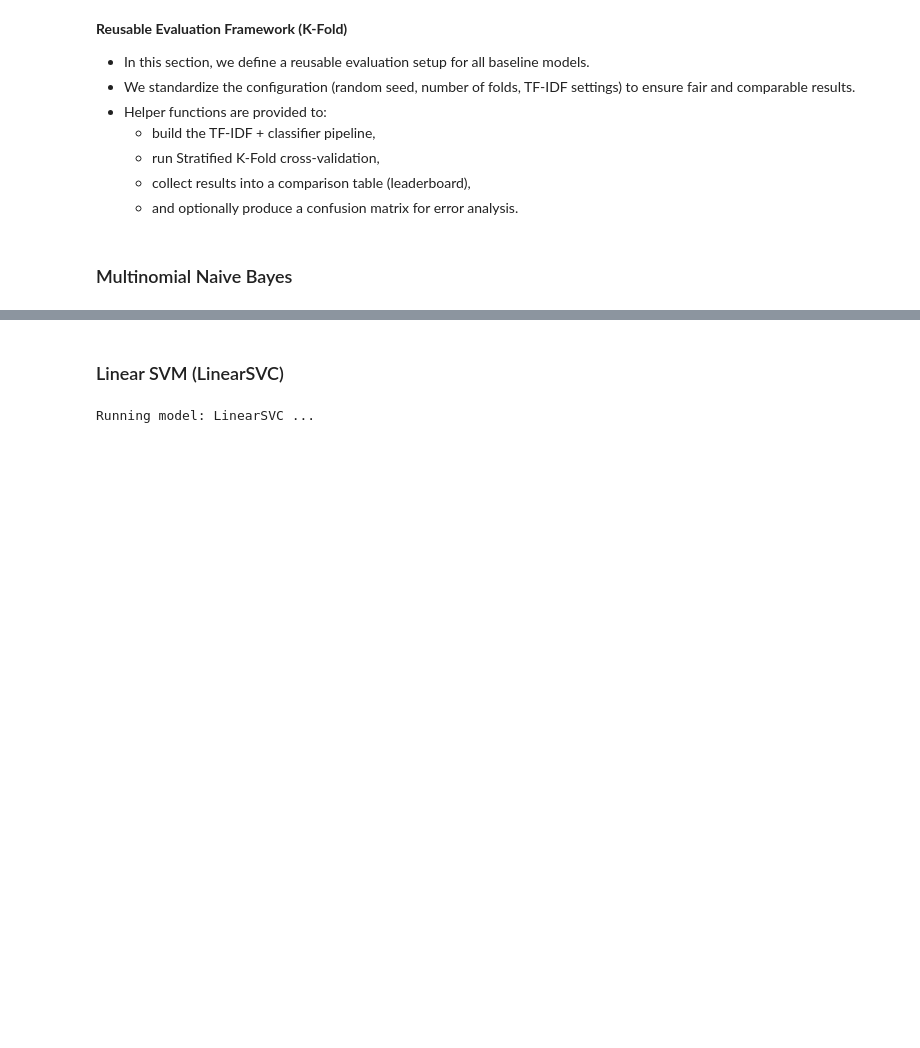
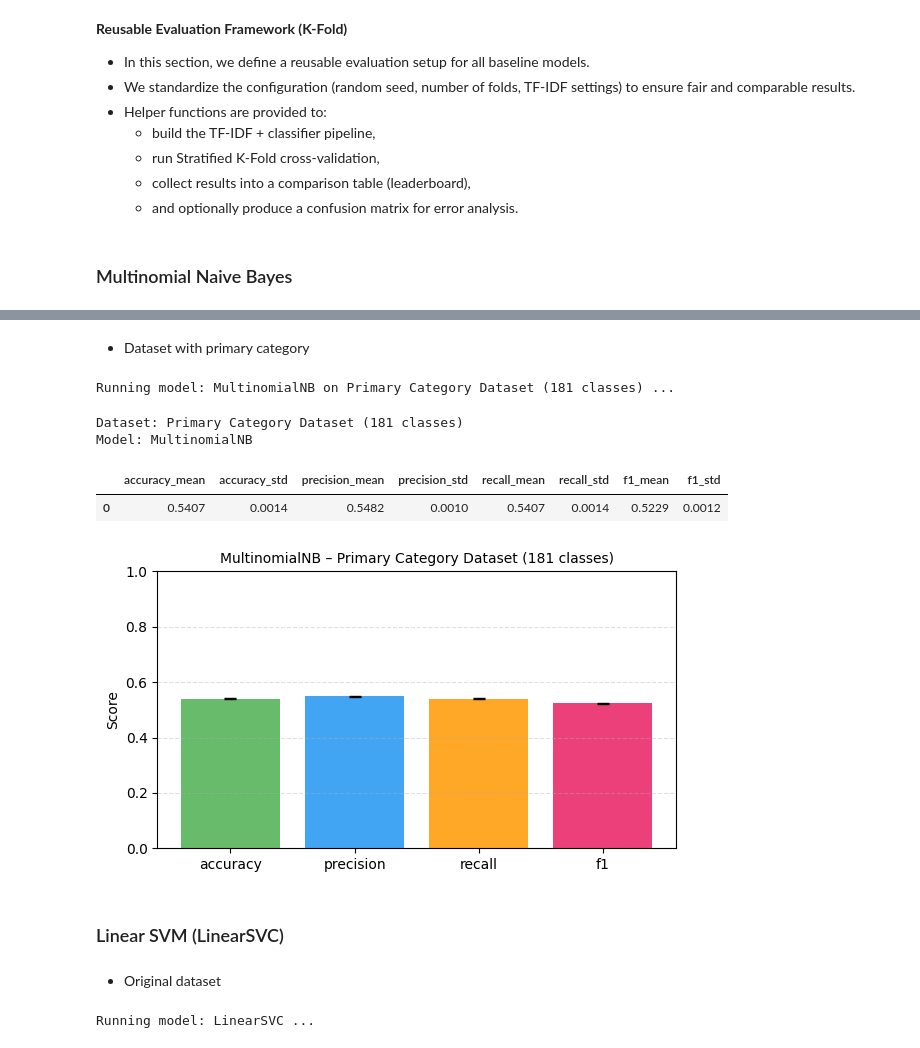
Before and after one commit to BleronaIdrizi/Sarcasm-Detection-Albanian-News-Dataset, a Jupyter notebook: notebooks/01_category_detection.ipynb, the cells around one changed output, grey strips where cells are left out. Cells and saved outputs as stored; diff of their text form; code cells hidden in the pictures; blank space fills up the shorter version.

```diff
--- a/notebooks/01_category_detection.ipynb
+++ b/notebooks/01_category_detection.ipynb
@@ -160,0 +179,8 @@ Example classes: ['Afrika' 'Amerika' 'Analiza' 'Analizë' 'Aplikacione' 'Argëti
+# %%
+le = LabelEncoder()
+y_exp = le.fit_transform(df_exp["category"])
+X_EXP = df_exp["text"]
+
+NUM_CLASSES = len(le.classes_)
+print("Classes:", NUM_CLASSES)
+print("Example classes:", le.classes_[:15])
@@ -310,3 +384,27 @@ Running model: MultinomialNB ...
+# %% [markdown]
+- Dataset with primary category
+# %%
+result_exp = run_model(
+    "MultinomialNB",
+    X_EXP,
+    y_exp,
+    "Primary Category Dataset (181 classes)"
+)
+
+plot_metrics(
+    result_exp,
+    "MultinomialNB",
+    "Primary Category Dataset (181 classes)"
+)
+# %% [output]
+Running model: MultinomialNB on Primary Category Dataset (181 classes) ...
+Dataset: Primary Category Dataset (181 classes)
+Model: MultinomialNB
+|  | accuracy_mean | accuracy_std | precision_mean | precision_std | recall_mean | recall_std | f1_mean | f1_std |
+| 0 | 0.5407 | 0.0014 | 0.5482 | 0.0010 | 0.5407 | 0.0014 | 0.5229 | 0.0012 |
+[figure, added]
 # %% [markdown]
 ### Linear SVM (LinearSVC)
+# %% [markdown]
+- Original dataset
 # %%
```
Also changed, not shown: parts of 27 cells of this notebook.
